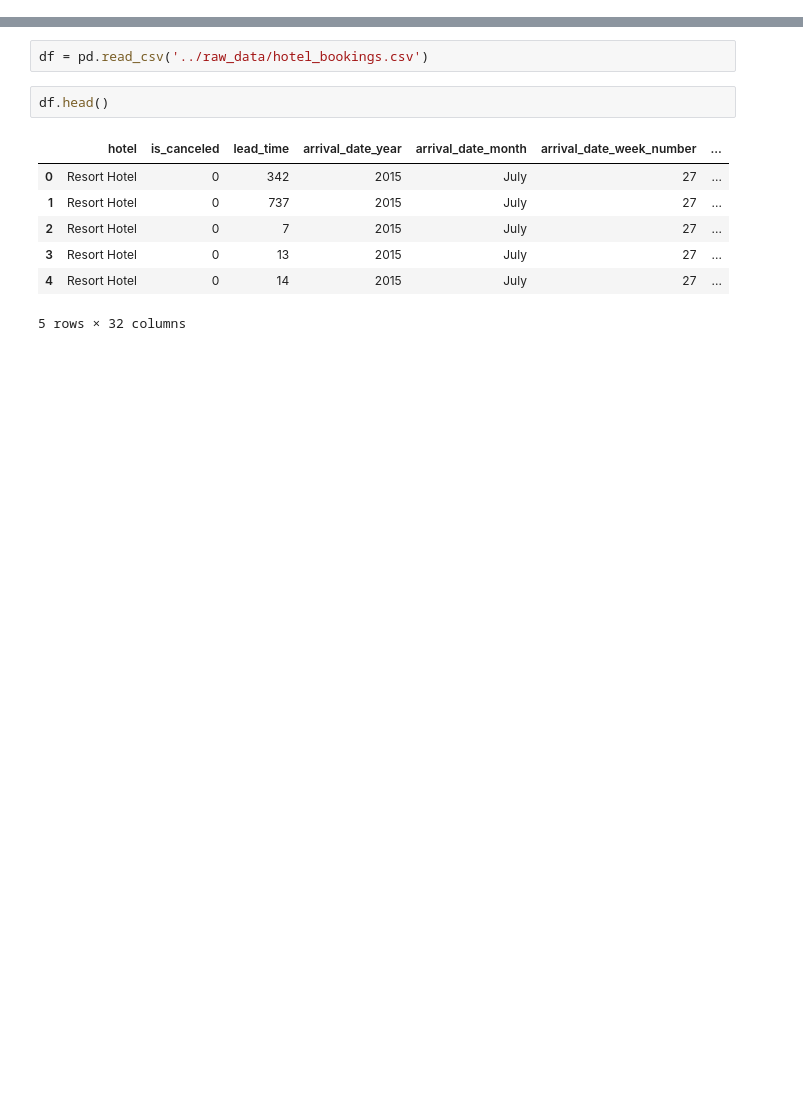
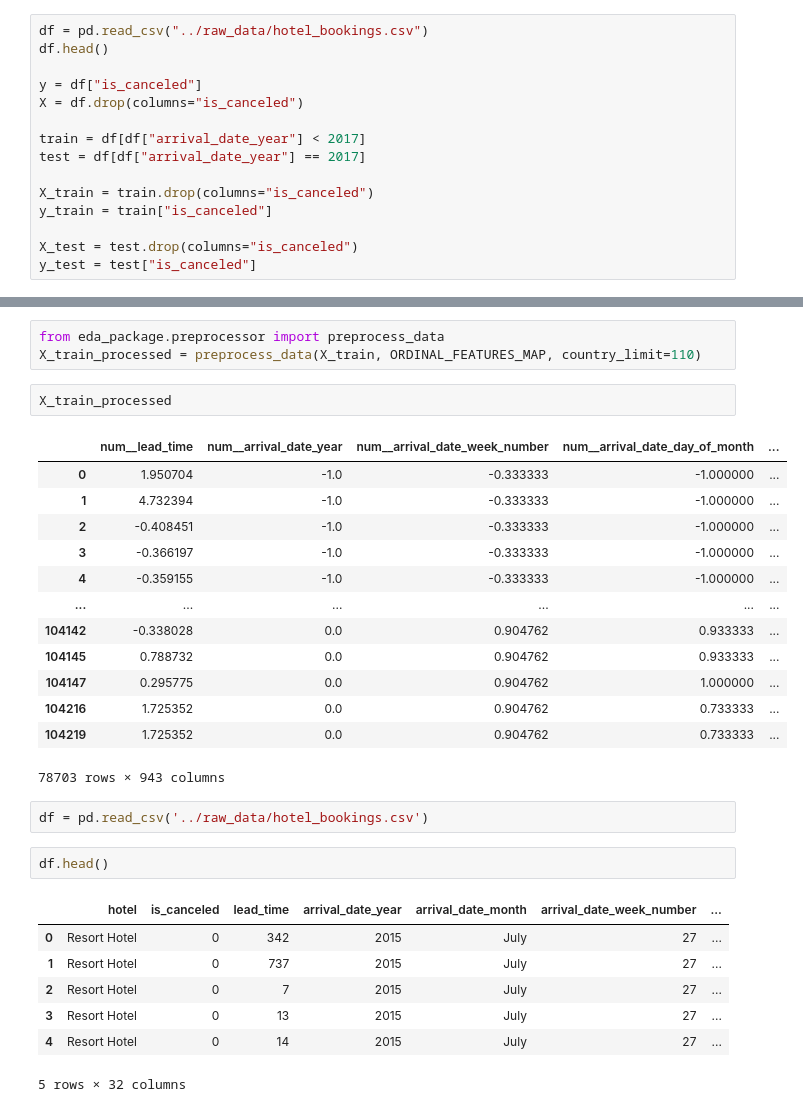
Before and after one commit to bezawitzyb/noshowshield, a Jupyter notebook: notebook/AB_EDA.ipynb, the cells around one changed output, grey strips where cells are left out. Drawn from its saved outputs; the diff is of its cells as text; blank space fills up the shorter version.

```diff
--- a/notebook/AB_EDA.ipynb
+++ b/notebook/AB_EDA.ipynb
@@ -4,0 +43,15 @@ import numpy as np
+# %%
+df = pd.read_csv("../raw_data/hotel_bookings.csv")
+df.head()
+
+y = df["is_canceled"]
+X = df.drop(columns="is_canceled")
+
+train = df[df["arrival_date_year"] < 2017]
+test = df[df["arrival_date_year"] == 2017]
+
+X_train = train.drop(columns="is_canceled")
+y_train = train["is_canceled"]
+
+X_test = test.drop(columns="is_canceled")
+y_test = test["is_canceled"]
@@ -5,3 +105,22 @@ import numpy as np
+# %%
+from eda_package.preprocessor import preprocess_data
+X_train_processed = preprocess_data(X_train, ORDINAL_FEATURES_MAP, country_limit=110)
+# %%
+X_train_processed
+# %% [output]
+|  | num__lead_time | num__arrival_date_year | num__arrival_date_week_number | num__arrival_date_day_of_month | ... |
+| 0 | 1.950704 | -1.0 | -0.333333 | -1.000000 | ... |
+| 1 | 4.732394 | -1.0 | -0.333333 | -1.000000 | ... |
+| 2 | -0.408451 | -1.0 | -0.333333 | -1.000000 | ... |
+| 3 | -0.366197 | -1.0 | -0.333333 | -1.000000 | ... |
+| 4 | -0.359155 | -1.0 | -0.333333 | -1.000000 | ... |
+| ... | ... | ... | ... | ... | ... |
+| 104142 | -0.338028 | 0.0 | 0.904762 | 0.933333 | ... |
+| 104145 | 0.788732 | 0.0 | 0.904762 | 0.933333 | ... |
+| 104147 | 0.295775 | 0.0 | 0.904762 | 1.000000 | ... |
+| 104216 | 1.725352 | 0.0 | 0.904762 | 0.733333 | ... |
+| 104219 | 1.725352 | 0.0 | 0.904762 | 0.733333 | ... |
+78703 rows × 943 columns
 # %%
 df = pd.read_csv('../raw_data/hotel_bookings.csv')
 # %%
```
Also changed, not shown: parts of 6 cells of this notebook, 1 other file.
